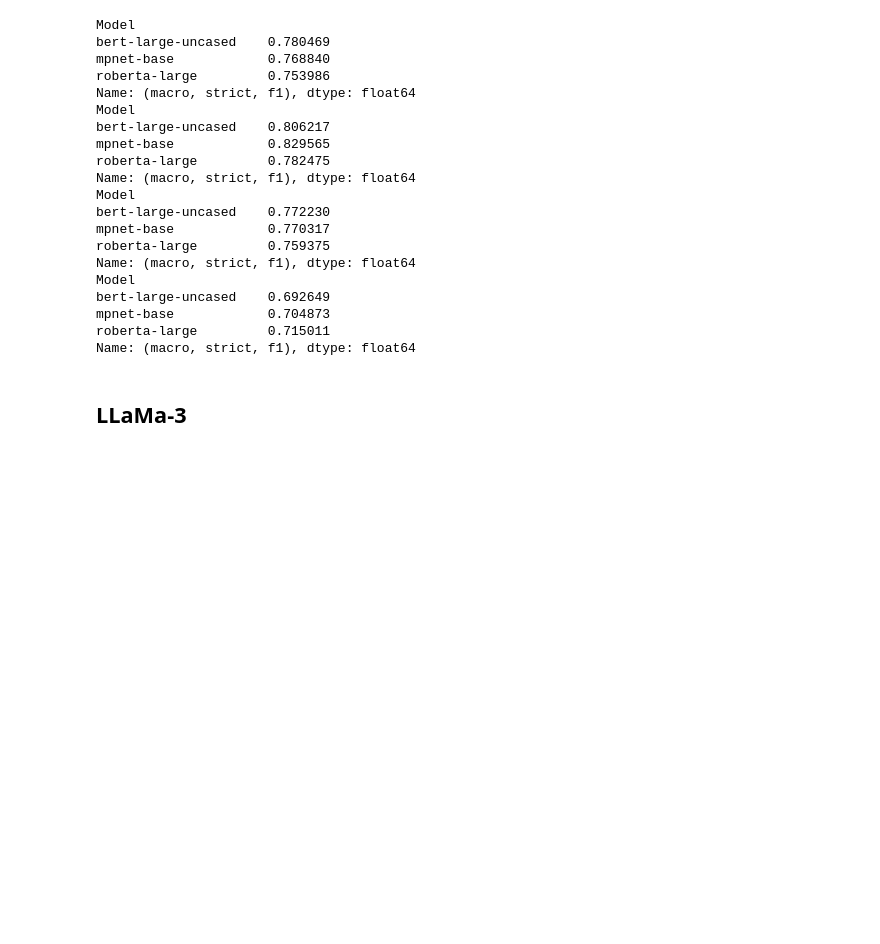
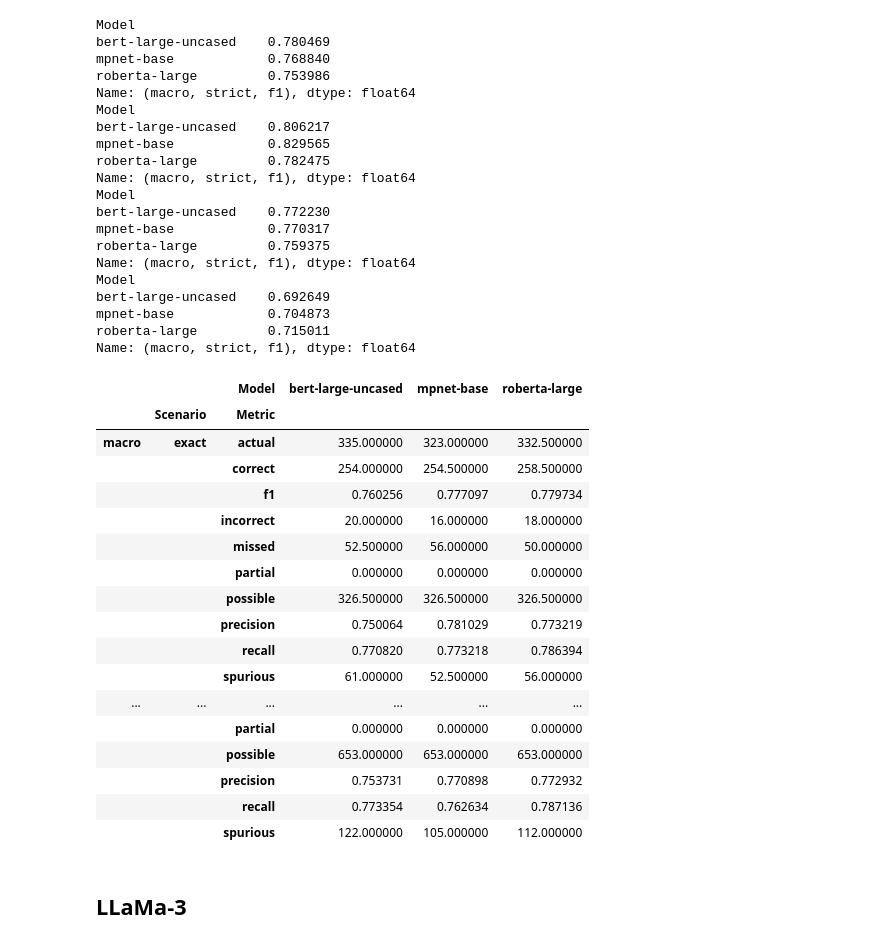
Before and after one commit to progsi/YTUnCoverLLM, a Jupyter notebook: notebooks/reddit_results.ipynb, the cells around one changed output. Drawn from its saved outputs; the diff is of its cells as text; code cells hidden in the pictures; blank space fills up the shorter version.

```diff
--- a/notebooks/reddit_results.ipynb
+++ b/notebooks/reddit_results.ipynb
@@ -34,6 +34,27 @@ bert-large-uncased    0.692649
 mpnet-base            0.704873
 roberta-large         0.715011
 Name: (macro, strict, f1), dtype: float64
+# %%
+get_results_overall_table(BASELINES, OUTPUT_PATH_REDDIT + str(i))
+# %% [output]
+|  |  | Model | bert-large-uncased | mpnet-base | roberta-large |
+|  | Scenario | Metric |  |  |  |
+| macro | exact | actual | 335.000000 | 323.000000 | 332.500000 |
+|  |  | correct | 254.000000 | 254.500000 | 258.500000 |
+|  |  | f1 | 0.760256 | 0.777097 | 0.779734 |
+|  |  | incorrect | 20.000000 | 16.000000 | 18.000000 |
+|  |  | missed | 52.500000 | 56.000000 | 50.000000 |
+|  |  | partial | 0.000000 | 0.000000 | 0.000000 |
+|  |  | possible | 326.500000 | 326.500000 | 326.500000 |
+|  |  | precision | 0.750064 | 0.781029 | 0.773219 |
+|  |  | recall | 0.770820 | 0.773218 | 0.786394 |
+|  |  | spurious | 61.000000 | 52.500000 | 56.000000 |
+| ... | ... | ... | ... | ... | ... |
+|  |  | partial | 0.000000 | 0.000000 | 0.000000 |
+|  |  | possible | 653.000000 | 653.000000 | 653.000000 |
+|  |  | precision | 0.753731 | 0.770898 | 0.772932 |
+|  |  | recall | 0.773354 | 0.762634 | 0.787136 |
+|  |  | spurious | 122.000000 | 105.000000 | 112.000000 |
 # %% [markdown]
 ## LLaMa-3
 # %%
```
Also changed, not shown: parts of 15 cells of this notebook, 7 other files.
